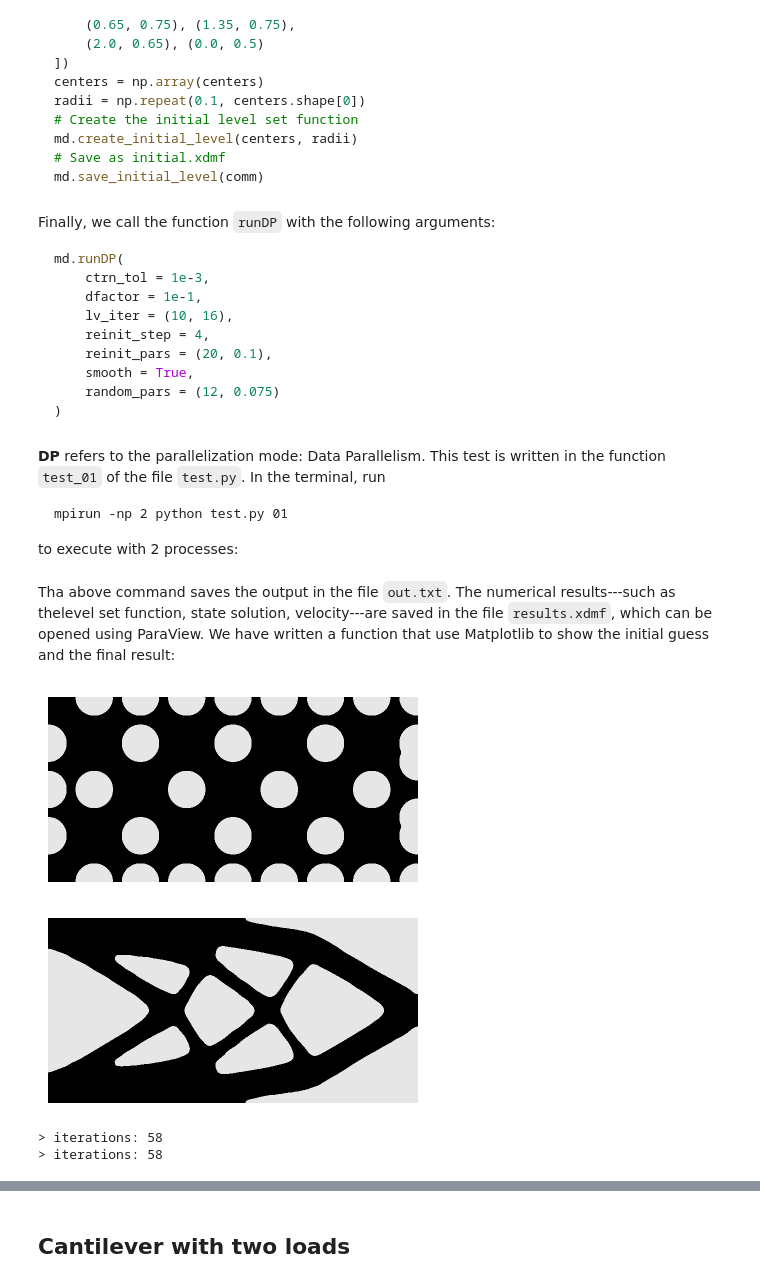
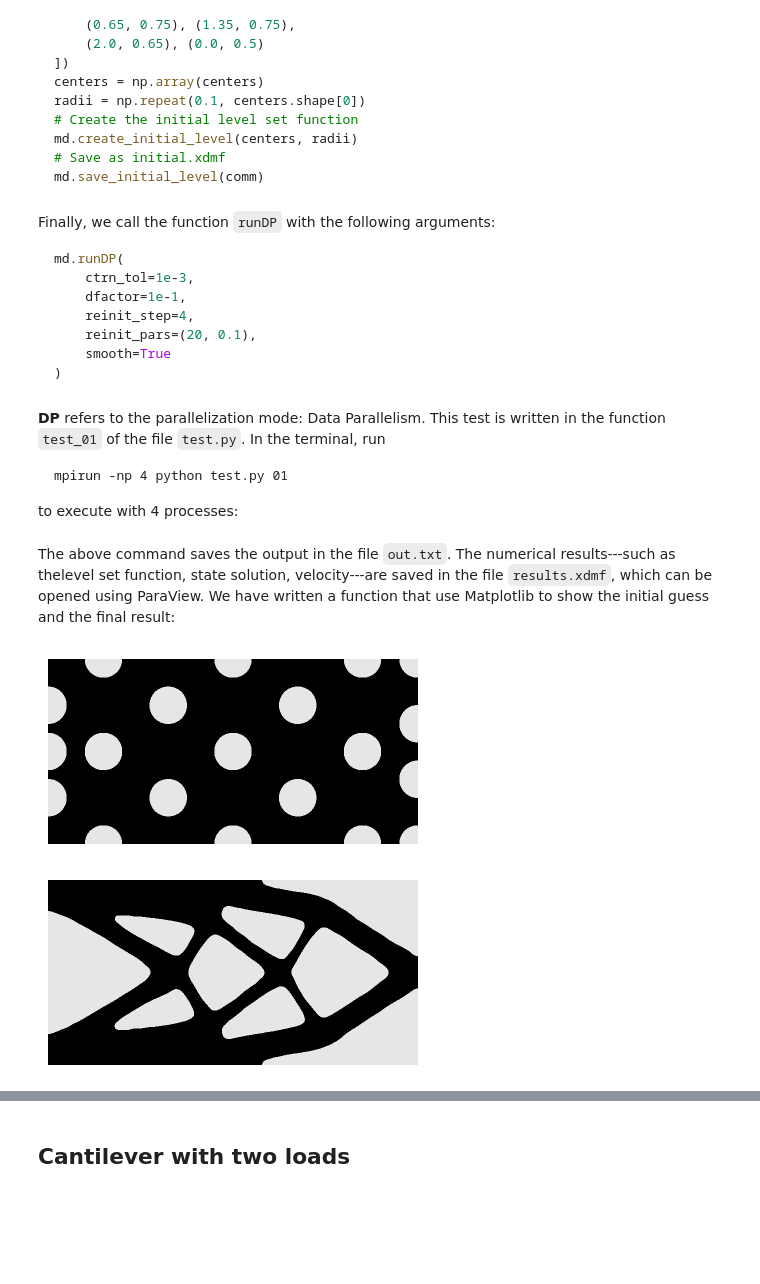
Before and after one commit to PhiFEM/phiFEM_FormOpt, a Jupyter notebook: code/Tutorial.ipynb, the cells around one changed output, grey strips where cells are left out. Saved outputs shown, nothing was run; the diff lists cells and outputs as text; code cells hidden in the pictures; blank space fills up the shorter version.

Commit message:
documentation, tutorial, output t01

````diff
--- a/code/Tutorial.ipynb
+++ b/code/Tutorial.ipynb
@@ -281,13 +286,11 @@ Finally, we call the function `runDP` with the following arguments:
 
 ```python
 md.runDP(
-    ctrn_tol = 1e-3,
-    dfactor = 1e-1,
-    lv_iter = (10, 16),
-    reinit_step = 4,
-    reinit_pars = (20, 0.1),
-    smooth = True,
-    random_pars = (12, 0.075)
+    ctrn_tol=1e-3,
+    dfactor=1e-1,
+    reinit_step=4,
+    reinit_pars=(20, 0.1),
+    smooth=True
 )
 ```
 # %% [markdown]
@@ -295,7 +298,7 @@ md.runDP(
 This test is written in the function `test_01` of the file `test.py`.
 In the terminal, run
 ```
-mpirun -np 2 python test.py 01
+mpirun -np 4 python test.py 01
 ```
-to execute with 2 processes:
+to execute with 4 processes:
 # %%
@@ -303,15 +306,9 @@ to execute with 2 processes:
 # %% [markdown]
-Tha above command saves the output in the file `out.txt`. The numerical results---such as thelevel set function, state solution, velocity---are saved in the file `results.xdmf`, which can be opened using ParaView. We have written a function that use Matplotlib to show the initial guess and the final result:
+The above command saves the output in the file `out.txt`. The numerical results---such as thelevel set function, state solution, velocity---are saved in the file `results.xdmf`, which can be opened using ParaView. We have written a function that use Matplotlib to show the initial guess and the final result:
 # %%
 %config InlineBackend.figure_format = 'retina'
 from plots import plot_tutorial
 plot_tutorial(h5file = "../results/t01/results.h5", size = (4, 8), limits=[[0, 2], [0, 1]])
-plot_tutorial(
-    h5file = "../results/t01/results.h5", size = (4, 8), limits=[[0, 2], [0, 1]],
-    filenames=["../tex/compli1_0.png", "../tex/compli1_1.png"]
-)
 # %% [output]
-[figure, old version]
+[figure, new version]
-[figure, old version]
+[figure, new version]
-> iterations: 58
-> iterations: 58
````
Also changed, not shown: parts of 13 cells of this notebook, 6 other files.
